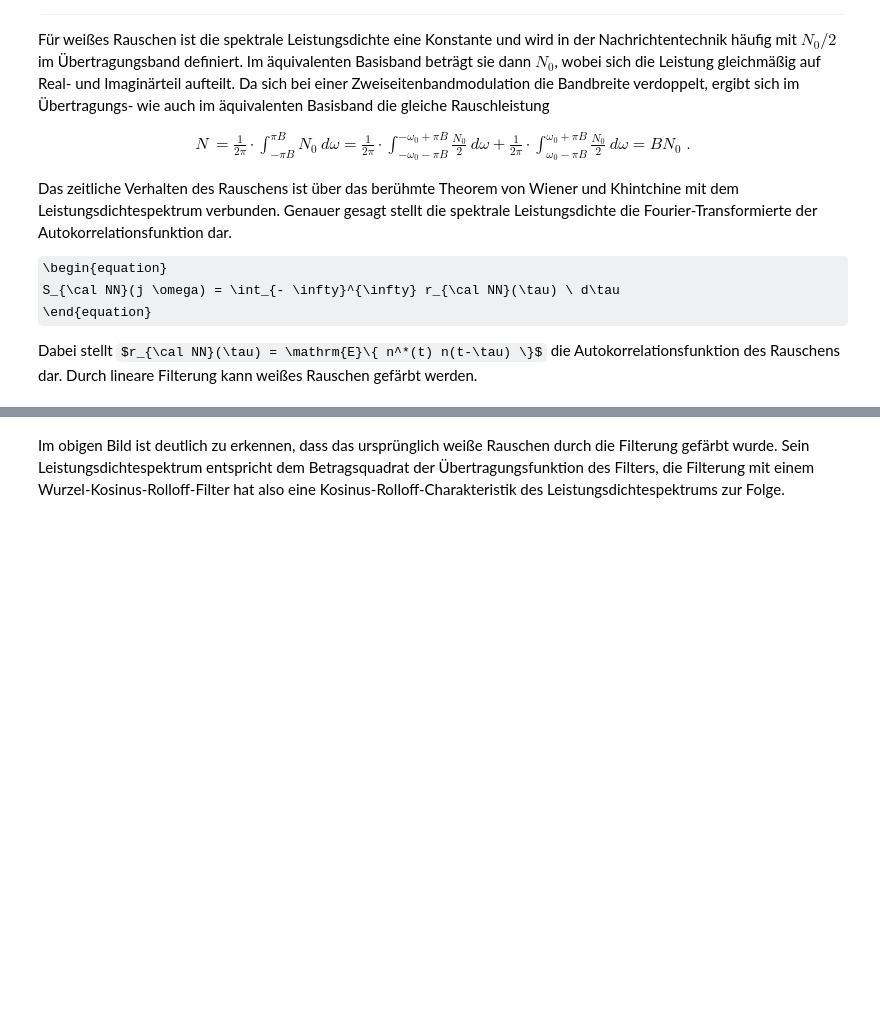
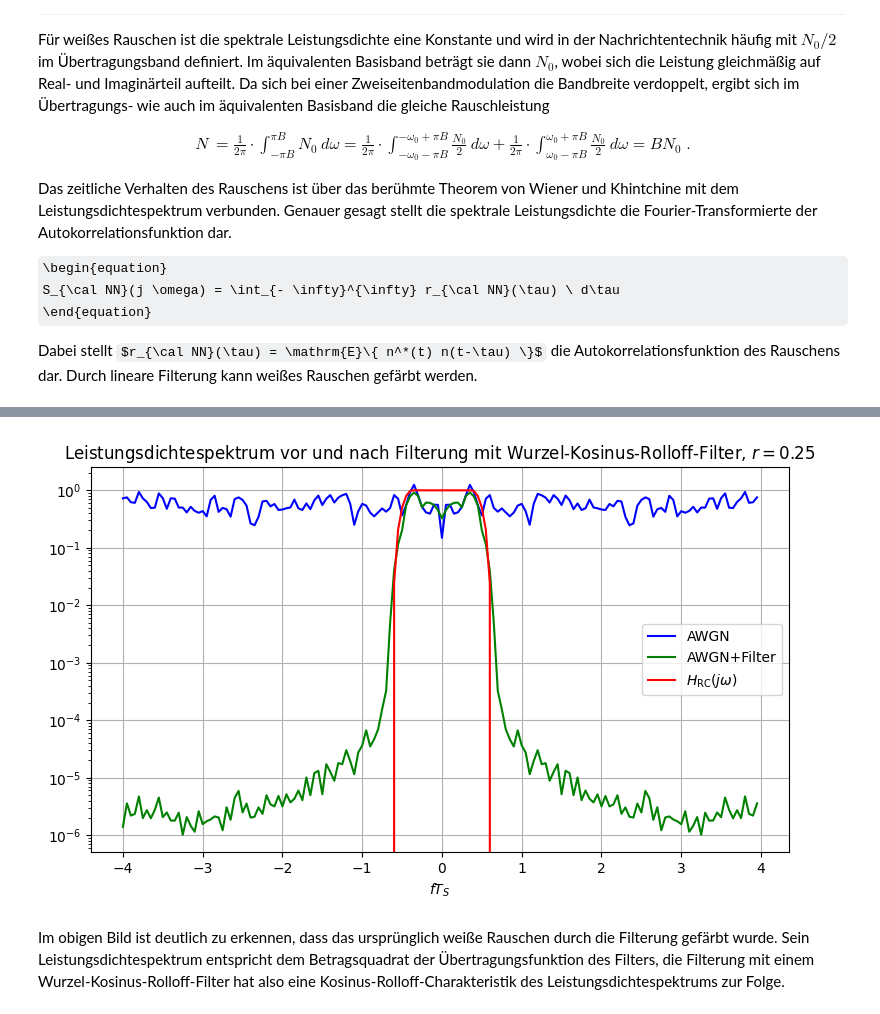
Before and after one commit to VK-NT2024/Nachrichtentechnik-Lecture, a Jupyter notebook: Part4-Channels/NT-ChannelsNoise.ipynb, the cells around one changed output, grey strips where cells are left out. Drawn from its saved outputs; the diff is of its cells as text; code cells hidden in the pictures; some formulas as TeX source; blank space fills up the shorter version.

Commit message:
make notebooks of part 4 'Channels' compatible to ECCpython library

```diff
--- a/Part4-Channels/NT-ChannelsNoise.ipynb
+++ b/Part4-Channels/NT-ChannelsNoise.ipynb
@@ -168,8 +166,15 @@ Das zeitliche Verhalten des Rauschens ist über das berühmte Theorem von Wiener
 
 Dabei stellt $r_{\cal NN}(\tau) = \mathrm{E}\{ n^*(t) n(t-\tau) \}$ die Autokorrelationsfunktion des Rauschens dar. Durch lineare Filterung kann weißes Rauschen gefärbt werden.
 # %%
-from modulation import rcosfilter, rrcosfilter
+import sys
 from scipy import signal
+
+ECCpath = '../ECCpython'
+if (not ECCpath==None) and (not ECCpath in sys.path):
+    sys.path.append(ECCpath)
+
+from Modulation.modulation import Modulation
+
 
 N = 1000
 # averaging for power density spectrum
@@ -185,13 +190,14 @@ w = 8
 fa = w / Ts
 # length of filter impulse response in samples
 N_rc = 8*w
-time,g_rrc = rrcosfilter(N_rc,r,Ts,fa)
-time = time / Ts
+
+ask = Modulation(2,coding_type='gray',modulation_type='ASK')
+time,g_rrc = ask.generate_g_rrc(N_rc,r,Ts,fa)
 
 awgn = np.random.normal(0,sigma2_N,N)
 
 # filter
-awgn_rrc = np.convolve(awgn,g_rrc)
+awgn_rrc = np.convolve(awgn,g_rrc)*Ts
 
 # estimation of power spectral density with Welch method
 f, psd_awgn = signal.welch(awgn, fs=fa, nperseg=N*w/Npsd, return_onesided=False, scaling='spectrum')
@@ -225,2 +230,3 @@ plt.show()
+[figure, added]
 # %% [markdown]
 Im obigen Bild ist deutlich zu erkennen, dass das ursprünglich weiße Rauschen durch die Filterung gefärbt wurde. Sein Leistungsdichtespektrum entspricht dem Betragsquadrat der Übertragungsfunktion des Filters, die Filterung mit einem Wurzel-Kosinus-Rolloff-Filter hat also eine Kosinus-Rolloff-Charakteristik des Leistungsdichtespektrums zur Folge.
```
Also changed, not shown: parts of 7 cells of this notebook, 10 other files.
